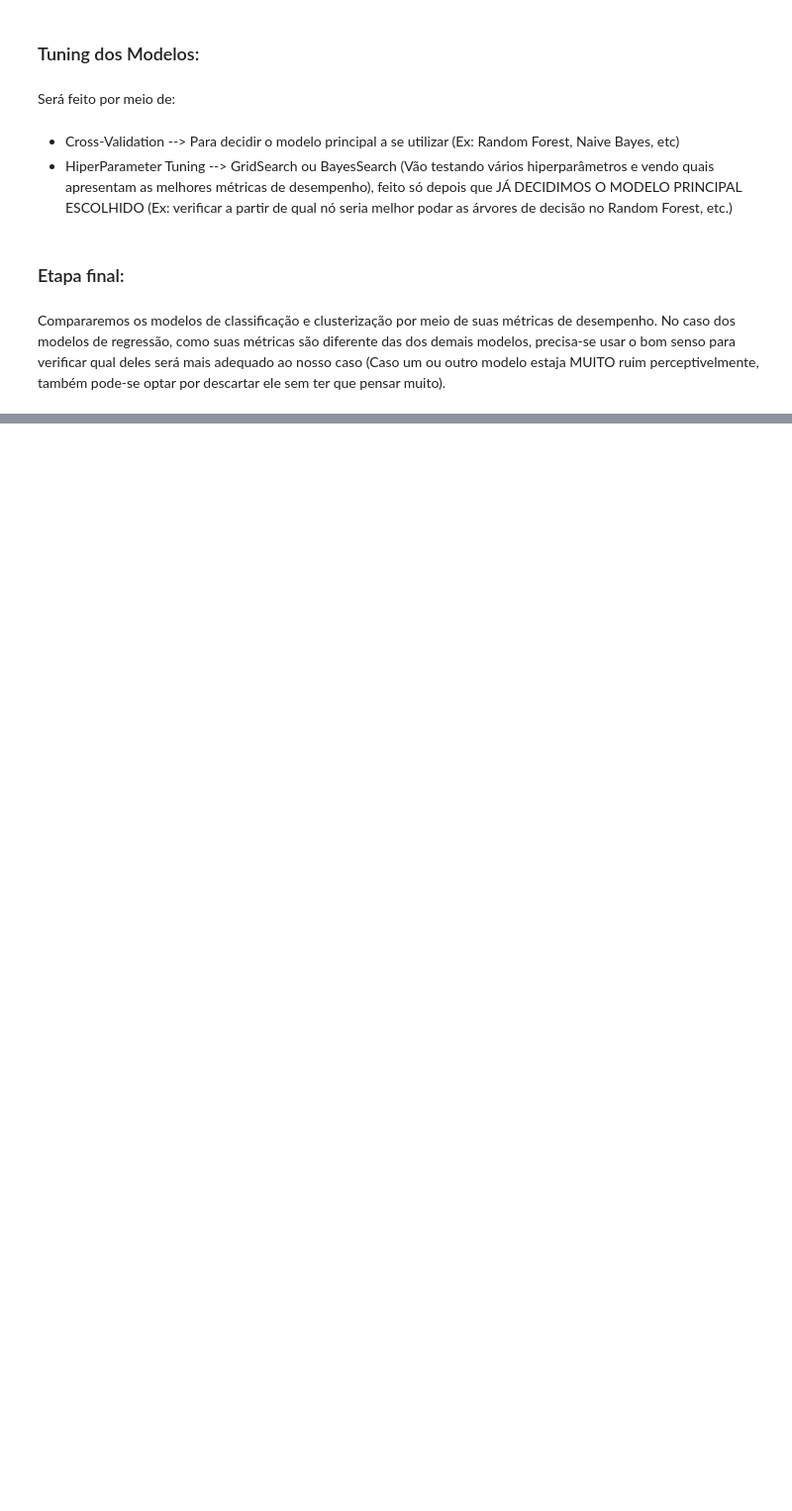
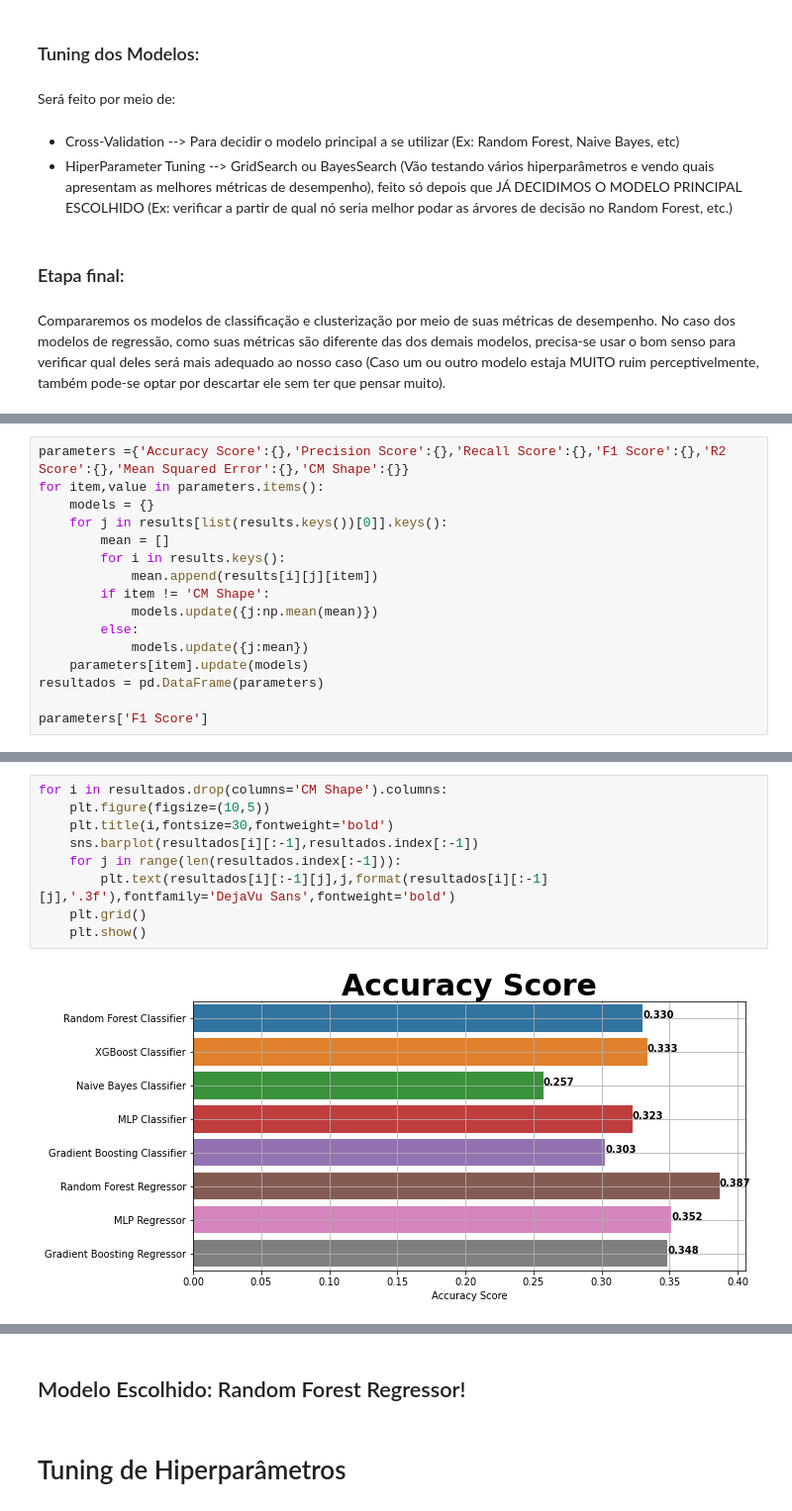
Before and after one commit to Ysgramor500/DataScienceInsper, a Jupyter notebook: DataScienceInsper - PI (Wine Kaggle).ipynb, the cells around one changed output, grey strips where cells are left out. Shown at 99% size. Cells and saved outputs as stored; diff of their text form; blank space fills up the shorter version.

```diff
--- a/DataScienceInsper - PI (Wine Kaggle).ipynb
+++ b/DataScienceInsper - PI (Wine Kaggle).ipynb
@@ -160,0 +249,16 @@ Compararemos os modelos de classificação e clusterização por meio de suas m
+# %%
+parameters ={'Accuracy Score':{},'Precision Score':{},'Recall Score':{},'F1 Score':{},'R2 Score':{},'Mean Squared Error':{},'CM Shape':{}}
+for item,value in parameters.items():
+    models = {}
+    for j in results[list(results.keys())[0]].keys():
+        mean = []
+        for i in results.keys():
+            mean.append(results[i][j][item])
+        if item != 'CM Shape':
+            models.update({j:np.mean(mean)})
+        else:
+            models.update({j:mean})
+    parameters[item].update(models)
+resultados = pd.DataFrame(parameters)
+
+parameters['F1 Score']
@@ -160,0 +275,11 @@ Compararemos os modelos de classificação e clusterização por meio de suas m
+# %%
+for i in resultados.drop(columns='CM Shape').columns:
+    plt.figure(figsize=(10,5))
+    plt.title(i,fontsize=30,fontweight='bold')
+    sns.barplot(resultados[i][:-1],resultados.index[:-1])
+    for j in range(len(resultados.index[:-1])):
+        plt.text(resultados[i][:-1][j],j,format(resultados[i][:-1][j],'.3f'),fontfamily='DejaVu Sans',fontweight='bold')
+    plt.grid()
+    plt.show()
+# %% [output]
+[figure, added]
@@ -160,0 +291,4 @@ Compararemos os modelos de classificação e clusterização por meio de suas m
+# %% [markdown]
+## Modelo Escolhido: Random Forest Regressor!
+# %% [markdown]
+# Tuning de Hiperparâmetros
```
Also changed, not shown: parts of 29 cells of this notebook.
